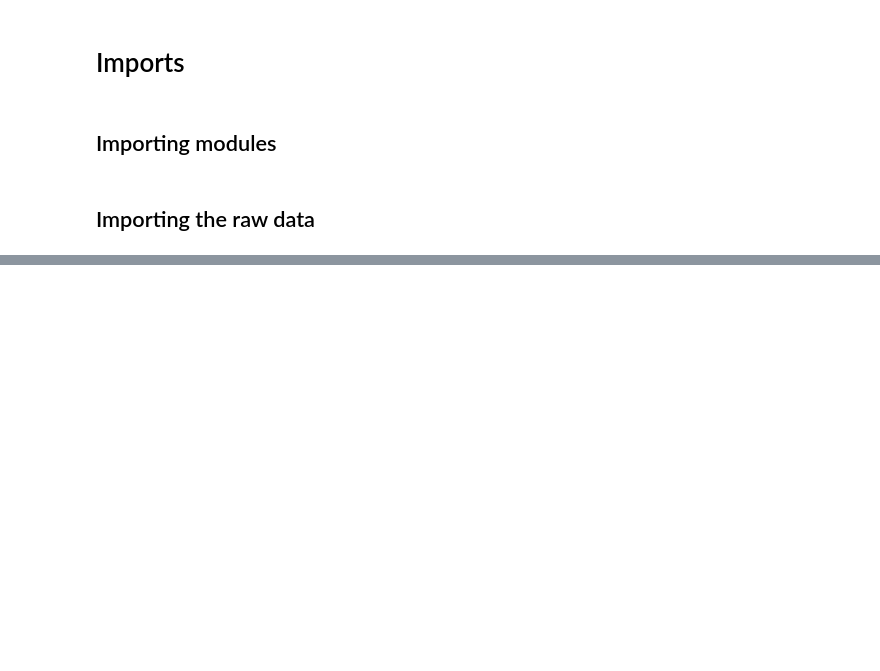
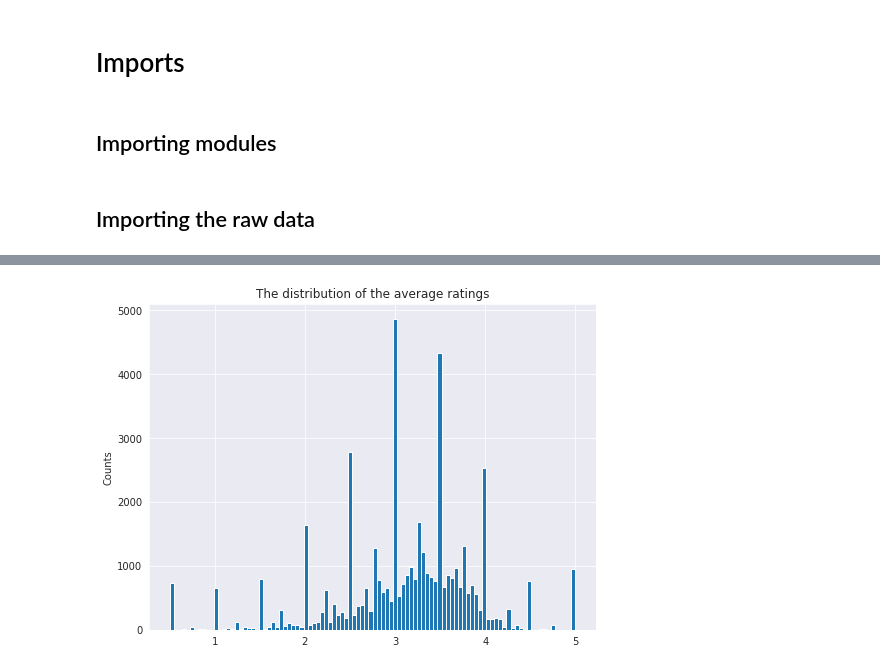
Before and after one commit to Explore-AI/unsupervised-predict-streamlit-template, a Jupyter notebook: main.ipynb, the cells around one changed output, grey strips where cells are left out. Saved outputs shown, nothing was run; the diff lists cells and outputs as text; code cells hidden in the pictures; blank space fills up the shorter version.

```diff
--- a/main.ipynb
+++ b/main.ipynb
@@ -22,0 +149,10 @@ import pandas as pd
+# %%
+# histogram for average ratings
+plt.figure(figsize=(8,6))
+plt.rcParams['patch.force_edgecolor'] = True
+ratings_mean_count['rating'].hist(bins=100)
+plt.title('The distribution of the average ratings')
+plt.ylabel('Counts')
+plt.show()
+# %% [output]
+[figure, added]
```
Also changed, not shown: parts of 43 cells of this notebook.
